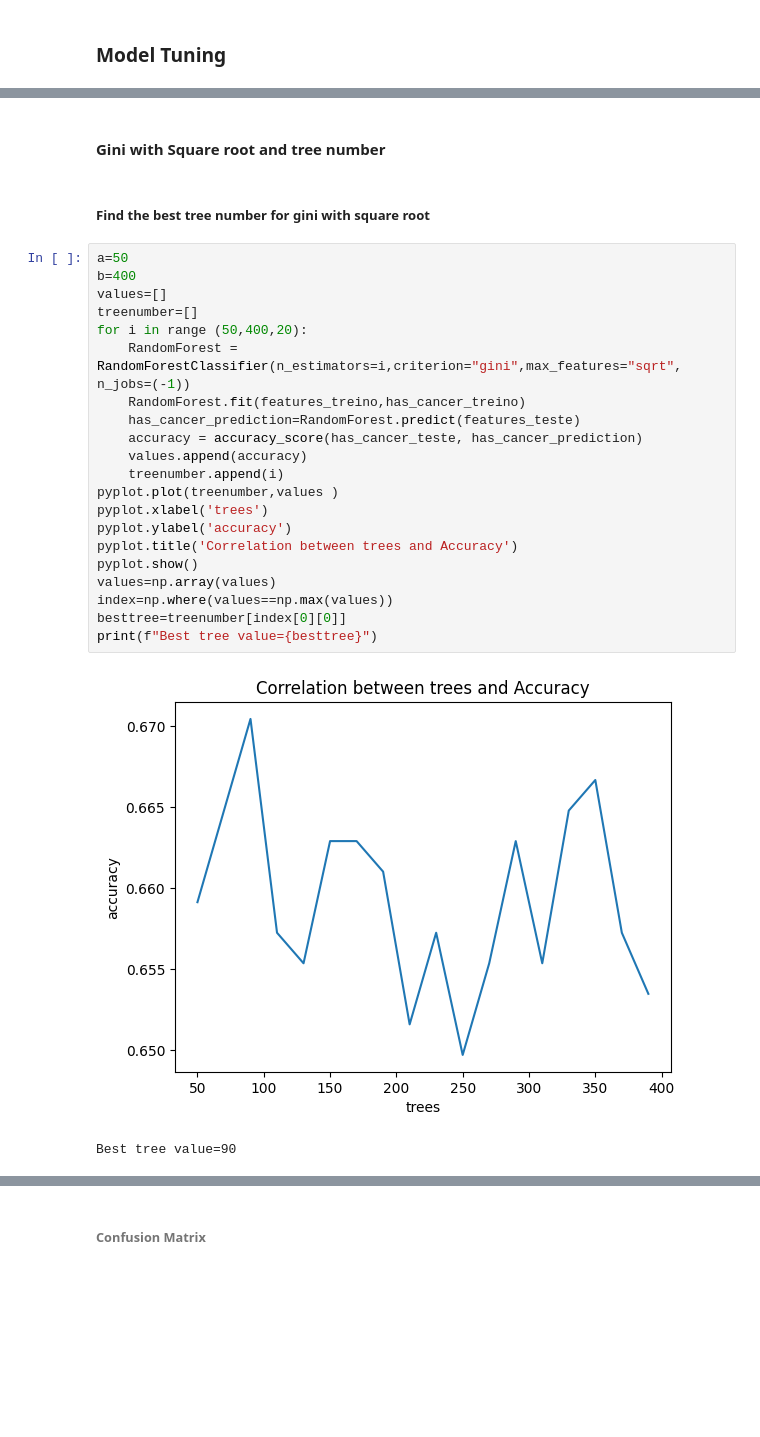
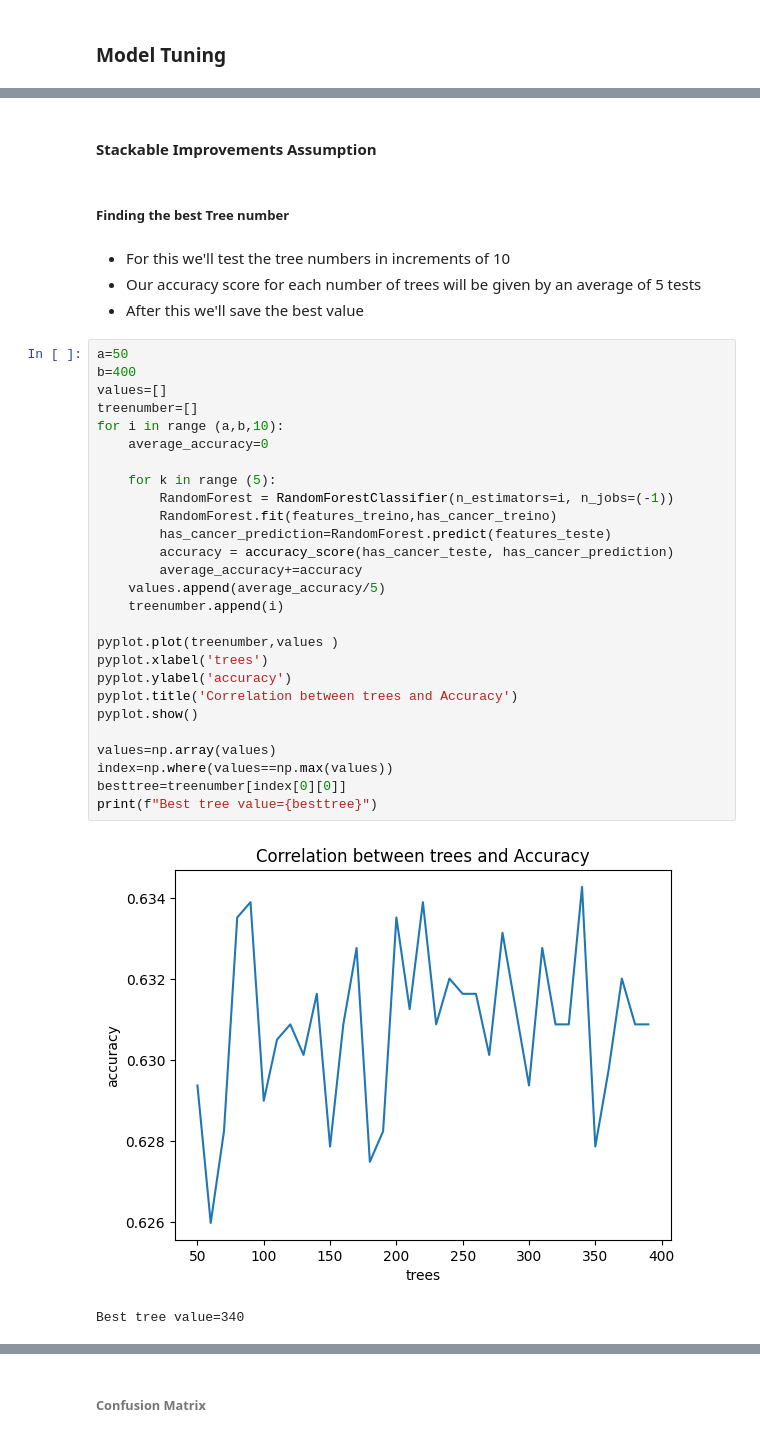
Before and after one commit to Grupo-2-LabIACD/Project-LabIACD, a Jupyter notebook: RandomForest.ipynb, the cells around one changed output, grey strips where cells are left out. Drawn from its saved outputs; the diff is of its cells as text; blank space fills up the shorter version.

```diff
--- a/RandomForest.ipynb
+++ b/RandomForest.ipynb
@@ -99,29 +102,39 @@ It is also important to remind that even if some trees overfit it will probably
 # %% [markdown]
-#### Gini with Square root and tree number
+#### Stackable Improvements Assumption
-# %% [markdown]
-##### Find the best tree number for gini with square root
+# %% [markdown]
+##### Finding the best Tree number
+# %% [markdown]
+- For this we'll test the tree numbers in increments of 10 <br>
+- Our accuracy score for each number of trees will be given by an average of 5 tests <br>
+- After this we'll save the best value<br>
 # %%
 a=50
 b=400
 values=[]
 treenumber=[]
-for i in range (50,400,20):
-    RandomForest = RandomForestClassifier(n_estimators=i,criterion="gini",max_features="sqrt", n_jobs=(-1))
-    RandomForest.fit(features_treino,has_cancer_treino)
-    has_cancer_prediction=RandomForest.predict(features_teste)
-    accuracy = accuracy_score(has_cancer_teste, has_cancer_prediction)
-    values.append(accuracy)
+for i in range (a,b,10):
+    average_accuracy=0
+
+    for k in range (5):
+        RandomForest = RandomForestClassifier(n_estimators=i, n_jobs=(-1))
+        RandomForest.fit(features_treino,has_cancer_treino)
+        has_cancer_prediction=RandomForest.predict(features_teste)
+        accuracy = accuracy_score(has_cancer_teste, has_cancer_prediction)
+        average_accuracy+=accuracy
+    values.append(average_accuracy/5)
     treenumber.append(i)
+
 pyplot.plot(treenumber,values )
 pyplot.xlabel('trees')
 pyplot.ylabel('accuracy')
 pyplot.title('Correlation between trees and Accuracy')
 pyplot.show()
+
 values=np.array(values)
 index=np.where(values==np.max(values))
 besttree=treenumber[index[0][0]]
 print(f"Best tree value={besttree}")
 # %% [output]
-[figure, old version]
+[figure, new version]
-Best tree value=90
+Best tree value=340
 # %% [markdown]
```
Also changed, not shown: parts of 23 cells of this notebook, 1 other file.
